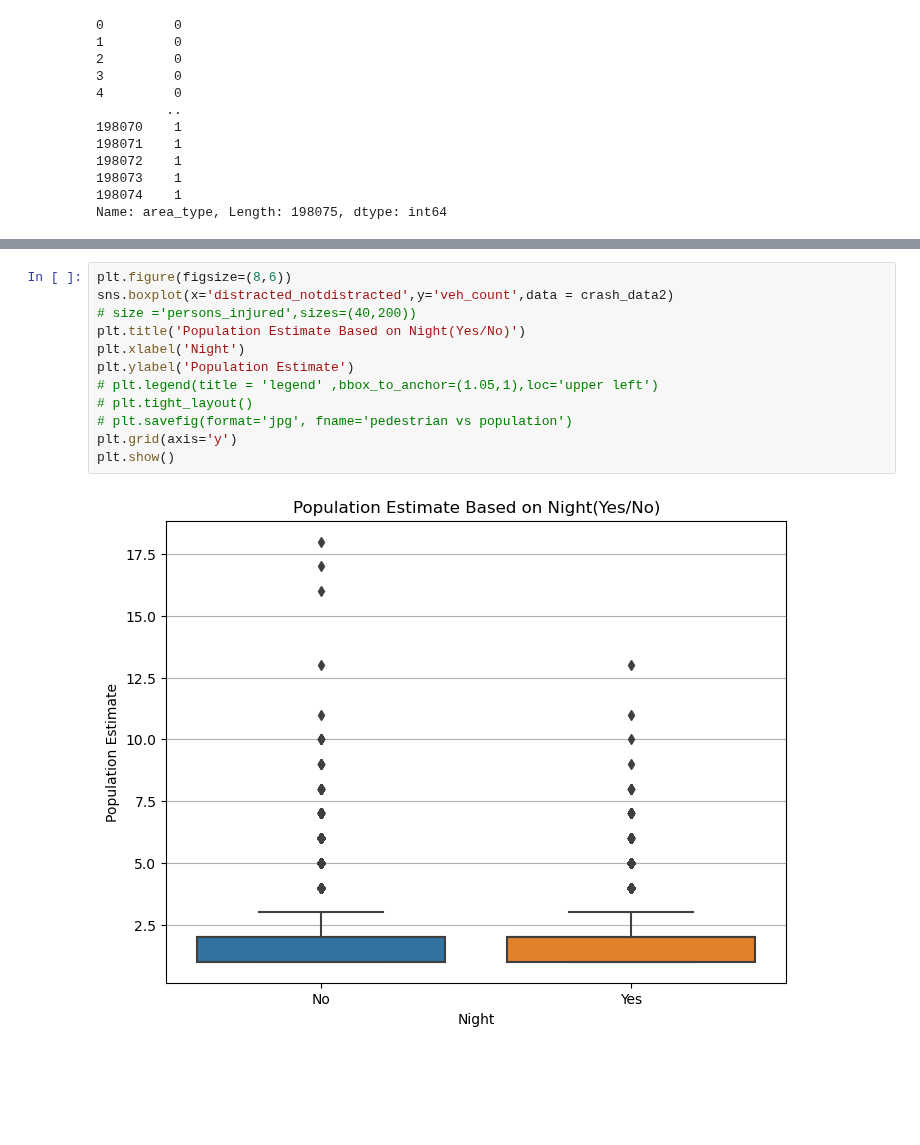
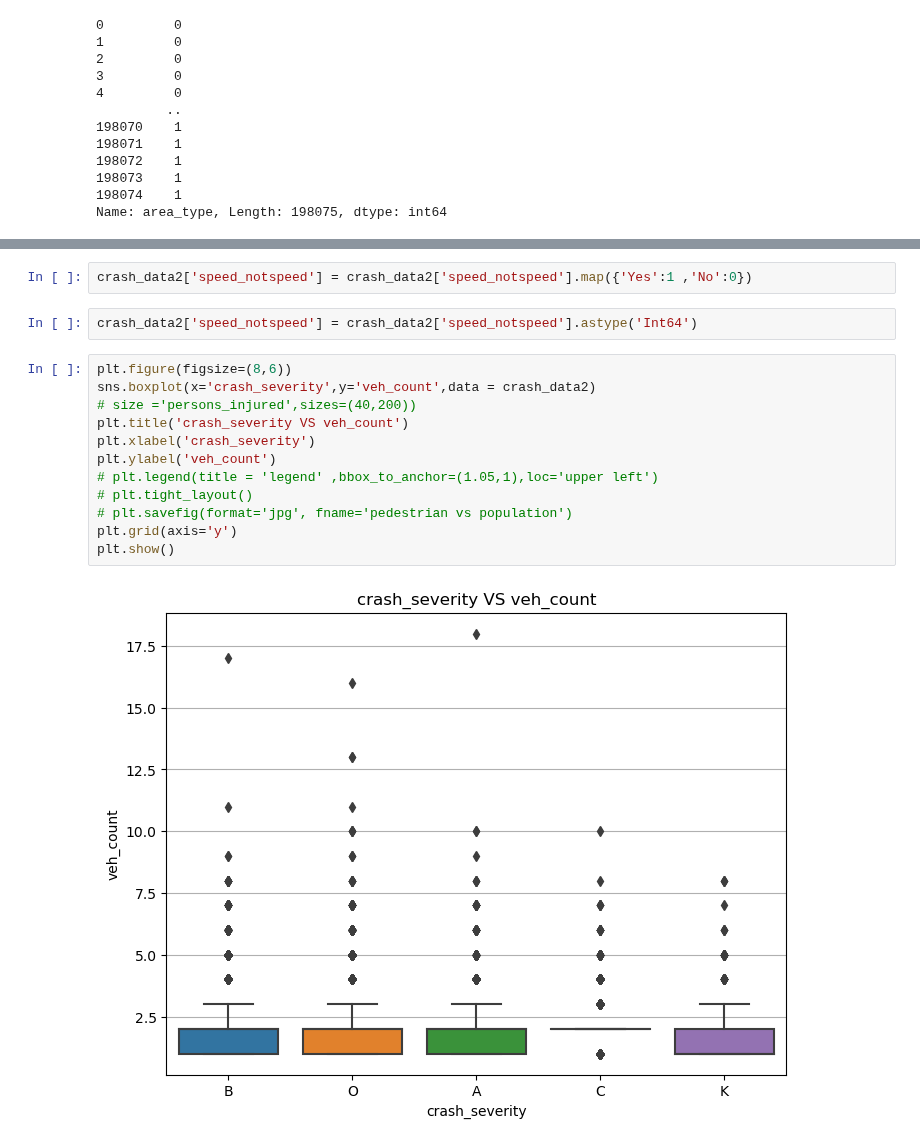
Before and after one commit to Eliab16/VDOT-crash-analysis, a Jupyter notebook: notebooks/VDOT-2.ipynb, the cells around one changed output, grey strips where cells are left out. Saved outputs shown, nothing was run; the diff lists cells and outputs as text; blank space fills up the shorter version.

Commit message:
graph

```diff
--- a/notebooks/VDOT-2.ipynb
+++ b/notebooks/VDOT-2.ipynb
@@ -385,14 +381,18 @@ crash_data2['speed_notspeed'] = crash_data2['speed_notspeed'].astype('Int64')
+# %%
+crash_data2['speed_notspeed'] = crash_data2['speed_notspeed'].map({'Yes':1 ,'No':0})
+# %%
+crash_data2['speed_notspeed'] = crash_data2['speed_notspeed'].astype('Int64')
 # %%
 plt.figure(figsize=(8,6))
-sns.boxplot(x='distracted_notdistracted',y='veh_count',data = crash_data2)
+sns.boxplot(x='crash_severity',y='veh_count',data = crash_data2)
 # size ='persons_injured',sizes=(40,200))
-plt.title('Population Estimate Based on Night(Yes/No)')
-plt.xlabel('Night')
-plt.ylabel('Population Estimate')
+plt.title('crash_severity VS veh_count')
+plt.xlabel('crash_severity')
+plt.ylabel('veh_count')
 # plt.legend(title = 'legend' ,bbox_to_anchor=(1.05,1),loc='upper left')
 # plt.tight_layout()
 # plt.savefig(format='jpg', fname='pedestrian vs population')
 plt.grid(axis='y')
 plt.show()
 # %% [output]
-[figure, old version]
+[figure, new version]
```
Also changed, not shown: parts of 32 cells of this notebook.
